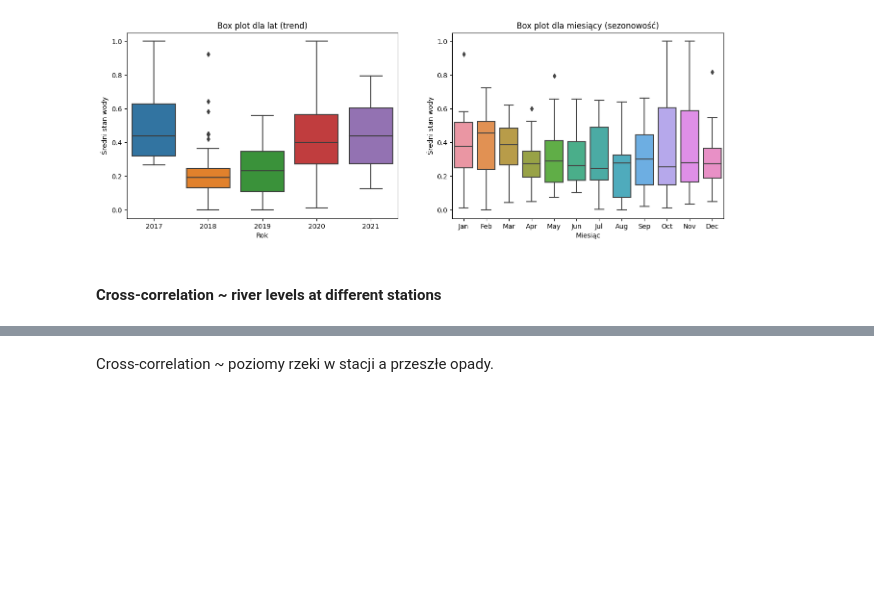
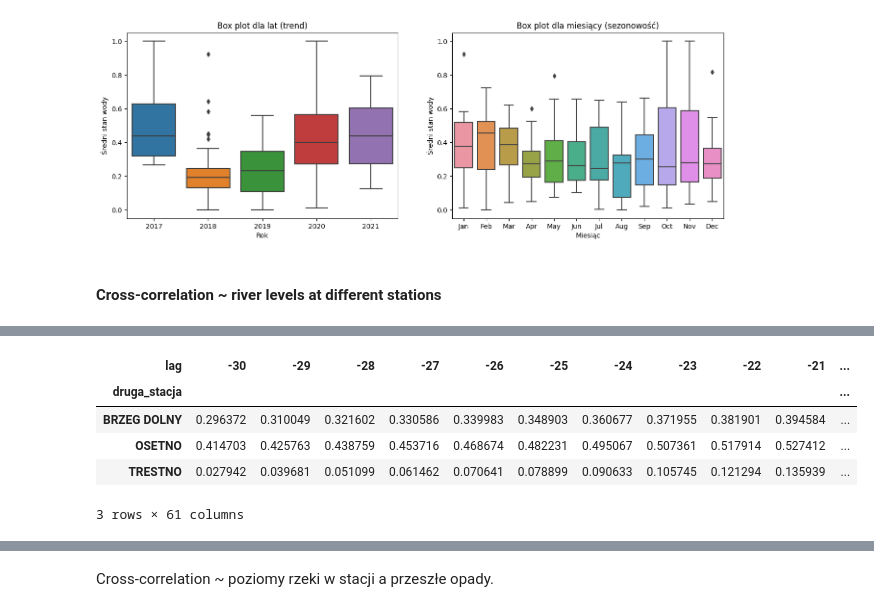
Before and after one commit to it4datascience/CuValley-Batmaja, a Jupyter notebook: expl_data_analysis/EDA.ipynb, the cells around one changed output, grey strips where cells are left out. Drawn from its saved outputs; the diff is of its cells as text; code cells hidden in the pictures; blank space fills up the shorter version.

```diff
--- a/expl_data_analysis/EDA.ipynb
+++ b/expl_data_analysis/EDA.ipynb
@@ -378,0 +390,19 @@ for i, (first_station, second_station) in enumerate(combinations(hydro_stations,
+# %%
+time_lagged_cross_correlation_glogow = time_lagged_cross_correlation.copy()
+time_lagged_cross_correlation_glogow = time_lagged_cross_correlation_glogow.loc[
+    time_lagged_cross_correlation_glogow['pierwsza_stacja']=='G£OGÓW', :]
+
+time_lagged_cross_correlation_glogow.sort_values(by=['arg_corr', 'max_corr', 'druga_stacja'], ascending=[False, True, False],
+                                                 inplace=True)
+time_lagged_cross_correlation_glogow['lag'] = time_lagged_cross_correlation_glogow['lag'].astype(int)
+time_lagged_cross_correlation_glogow = time_lagged_cross_correlation_glogow.pivot(index='druga_stacja', columns='lag',
+                                                                                  values='corr')
+
+time_lagged_cross_correlation_glogow
+# %% [output]
+| lag | -30 | -29 | -28 | -27 | -26 | -25 | -24 | -23 | -22 | -21 | ... |
+| druga_stacja |  |  |  |  |  |  |  |  |  |  | ... |
+| BRZEG DOLNY | 0.296372 | 0.310049 | 0.321602 | 0.330586 | 0.339983 | 0.348903 | 0.360677 | 0.371955 | 0.381901 | 0.394584 | ... |
+| OSETNO | 0.414703 | 0.425763 | 0.438759 | 0.453716 | 0.468674 | 0.482231 | 0.495067 | 0.507361 | 0.517914 | 0.527412 | ... |
+| TRESTNO | 0.027942 | 0.039681 | 0.051099 | 0.061462 | 0.070641 | 0.078899 | 0.090633 | 0.105745 | 0.121294 | 0.135939 | ... |
+3 rows × 61 columns
```
Also changed, not shown: parts of 39 cells of this notebook, 3 other files.
